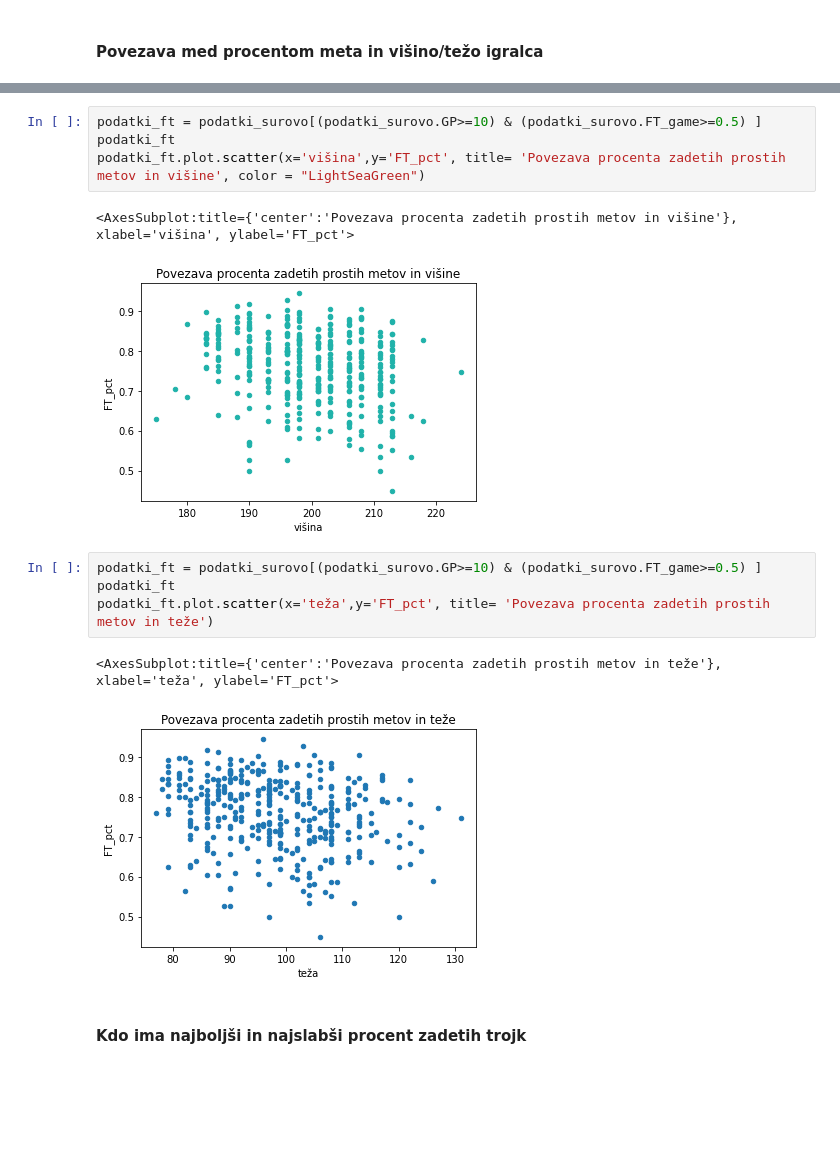
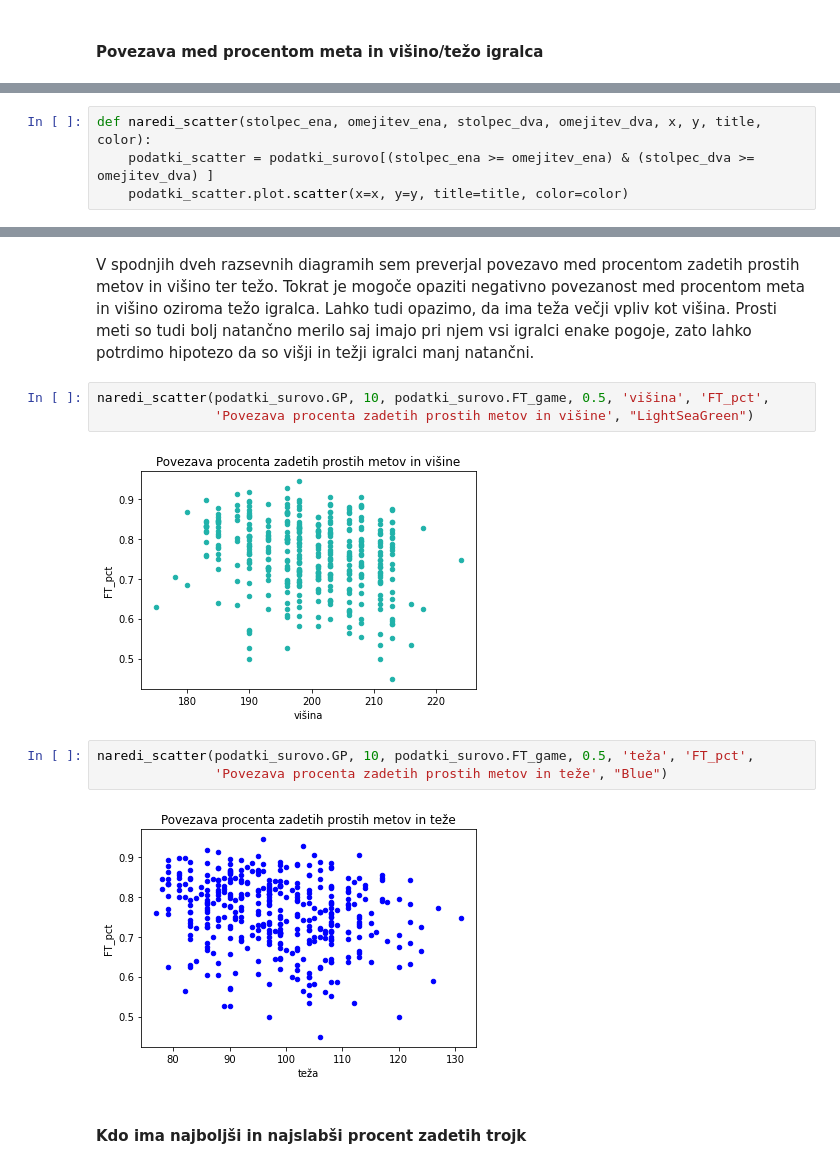
Before and after one commit to 1marcelspehonja/Programiranje-1-projekt, a Jupyter notebook: prikaz_podatkov.ipynb, the cells around one changed output, grey strips where cells are left out. Saved outputs shown, nothing was run; the diff lists cells and outputs as text; blank space fills up the shorter version.

```diff
--- a/prikaz_podatkov.ipynb
+++ b/prikaz_podatkov.ipynb
@@ -100 +102,5 @@ S pomočjo razsevnega diagrama si poglejmo kako višina in teža vplivata na pro
+# %%
+def naredi_scatter(stolpec_ena, omejitev_ena, stolpec_dva, omejitev_dva, x, y, title, color):
+    podatki_scatter = podatki_surovo[(stolpec_ena >= omejitev_ena) & (stolpec_dva >= omejitev_dva) ]
+    podatki_scatter.plot.scatter(x=x, y=y, title=title, color=color)
 # %%
@@ -114,17 +123,15 @@ podatki_tri.plot.scatter(x='teža',y='Tri_pct', title= 'Povezava procenta zadeti
+# %% [markdown]
+V spodnjih dveh razsevnih diagramih sem preverjal povezavo med procentom zadetih prostih metov in višino ter težo. Tokrat je mogoče opaziti negativno povezanost med procentom meta in višino oziroma težo igralca. Lahko tudi opazimo, da ima teža večji vpliv kot višina. Prosti meti so tudi bolj natančno merilo saj imajo pri njem vsi igralci enake pogoje, zato lahko potrdimo hipotezo da so višji in težji igralci manj natančni.
 # %%
-podatki_ft = podatki_surovo[(podatki_surovo.GP>=10) & (podatki_surovo.FT_game>=0.5) ]
-podatki_ft
-podatki_ft.plot.scatter(x='višina',y='FT_pct', title= 'Povezava procenta zadetih prostih metov in višine', color = "LightSeaGreen")
+naredi_scatter(podatki_surovo.GP, 10, podatki_surovo.FT_game, 0.5, 'višina', 'FT_pct',
+               'Povezava procenta zadetih prostih metov in višine', "LightSeaGreen")
 # %% [output]
-<AxesSubplot:title={'center':'Povezava procenta zadetih prostih metov in višine'}, xlabel='višina', ylabel='FT_pct'>
 [figure]
 # %%
-podatki_ft = podatki_surovo[(podatki_surovo.GP>=10) & (podatki_surovo.FT_game>=0.5) ]
-podatki_ft
-podatki_ft.plot.scatter(x='teža',y='FT_pct', title= 'Povezava procenta zadetih prostih metov in teže')
+naredi_scatter(podatki_surovo.GP, 10, podatki_surovo.FT_game, 0.5, 'teža', 'FT_pct',
+               'Povezava procenta zadetih prostih metov in teže', "Blue")
 # %% [output]
-<AxesSubplot:title={'center':'Povezava procenta zadetih prostih metov in teže'}, xlabel='teža', ylabel='FT_pct'>
-[figure, old version]
+[figure, new version]
 # %% [markdown]
 #### Kdo ima najboljši in najslabši procent zadetih trojk
 # %% [markdown]
```
Also changed, not shown: parts of 25 cells of this notebook.
